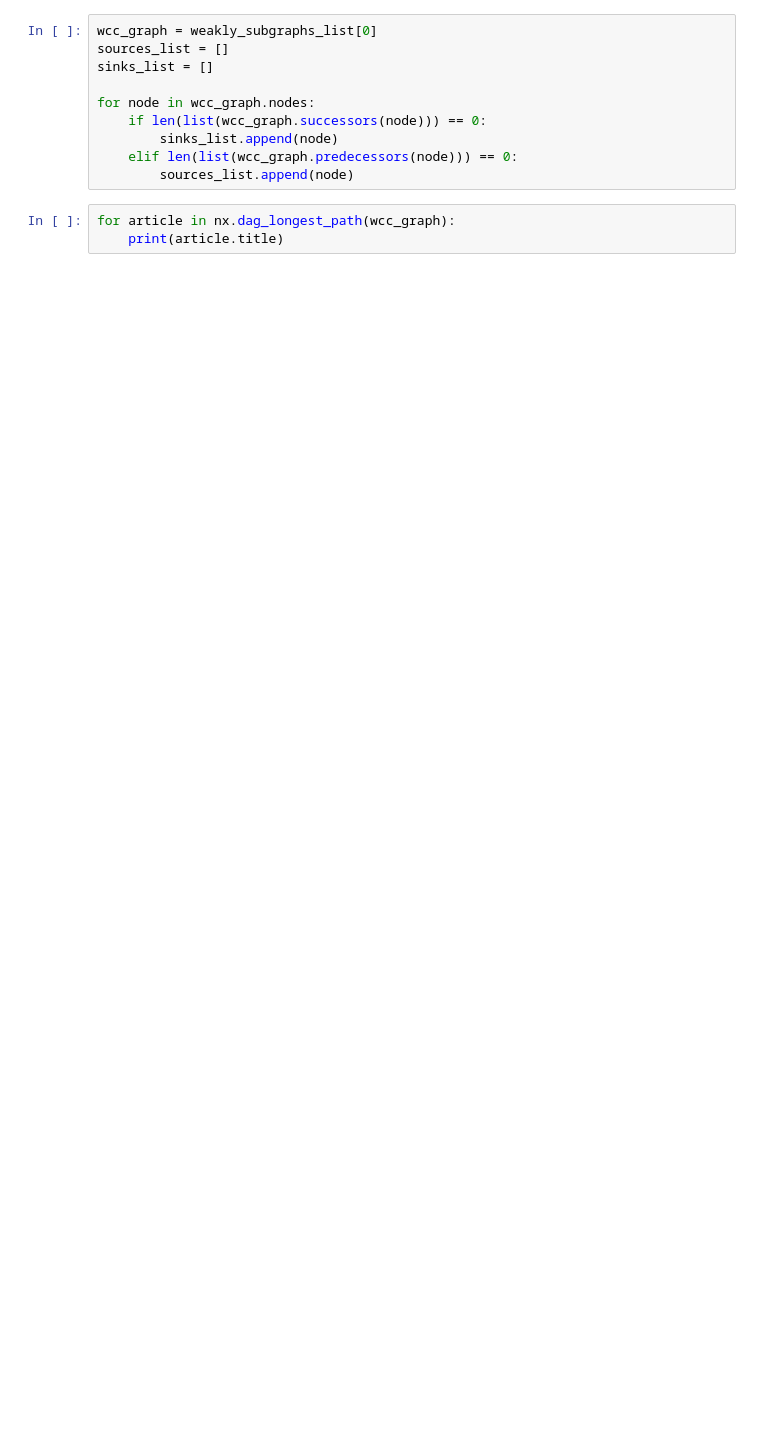
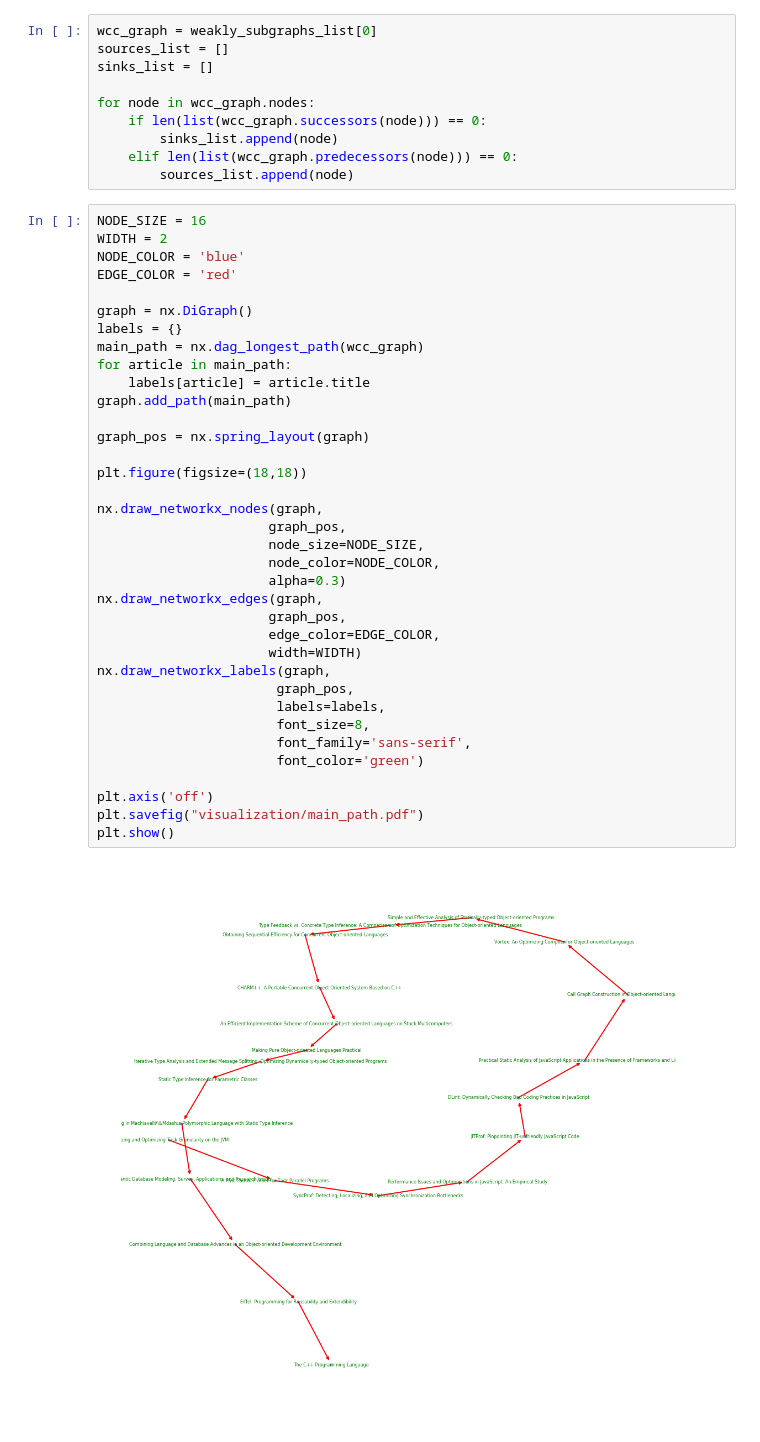
Before and after one commit to FaLArt/Citation-network, a Jupyter notebook: notebook/Analyze. Part 2. Defining mainstream.ipynb, the cells around one changed output. Drawn from its saved outputs; the diff is of its cells as text; blank space fills up the shorter version.

Commit message:
Finding Main Path  (SPNP)

```diff
--- a/notebook/Analyze. Part 2. Defining mainstream.ipynb
+++ b/notebook/Analyze. Part 2. Defining mainstream.ipynb
@@ -70,6 +95,41 @@ for node in wcc_graph.nodes:
         sinks_list.append(node)
     elif len(list(wcc_graph.predecessors(node))) == 0:
         sources_list.append(node)
-# %%
-for article in nx.dag_longest_path(wcc_graph):
-    print(article.title)
+# %%
+NODE_SIZE = 16
+WIDTH = 2
+NODE_COLOR = 'blue'
+EDGE_COLOR = 'red'
+
+graph = nx.DiGraph()
+labels = {}
+main_path = nx.dag_longest_path(wcc_graph)
+for article in main_path:
+    labels[article] = article.title
+graph.add_path(main_path)
+
+graph_pos = nx.spring_layout(graph)
+
+plt.figure(figsize=(18,18))
+
+nx.draw_networkx_nodes(graph,
+                      graph_pos,
+                      node_size=NODE_SIZE,
+                      node_color=NODE_COLOR,
+                      alpha=0.3)
+nx.draw_networkx_edges(graph,
+                      graph_pos,
+                      edge_color=EDGE_COLOR,
+                      width=WIDTH)
+nx.draw_networkx_labels(graph,
+                       graph_pos,
+                       labels=labels,
+                       font_size=8,
+                       font_family='sans-serif',
+                       font_color='green')
+
+plt.axis('off')
+plt.savefig("visualization/main_path.pdf")
+plt.show()
+# %% [output]
+[figure, added]
```
Also changed, not shown: parts of 3 cells of this notebook, 2 other files.
